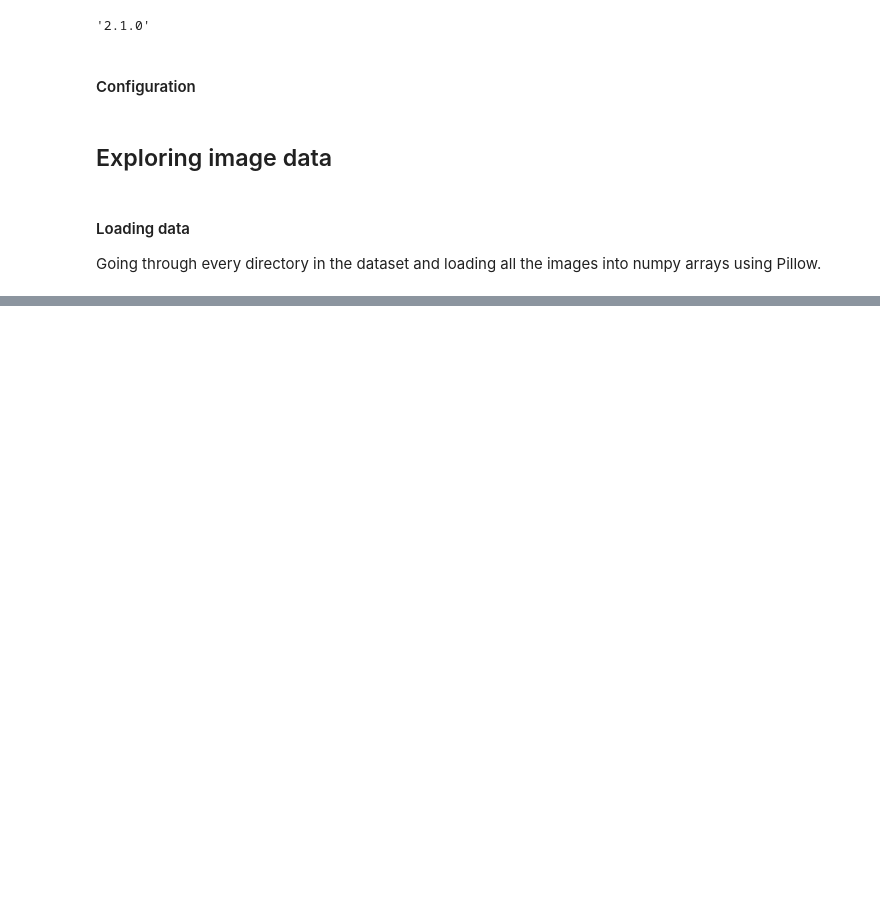
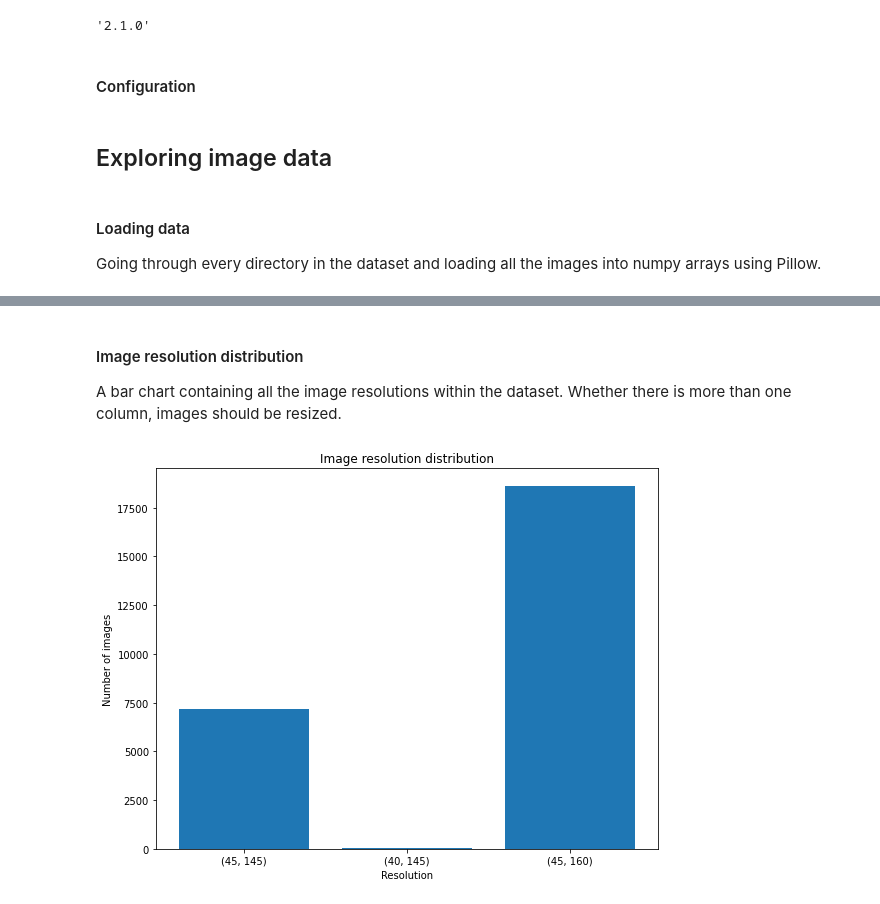
Before and after one commit to angel-penchev/banknote-serial, a Jupyter notebook: banknote_serial.ipynb, the cells around one changed output, grey strips where cells are left out. Saved outputs shown, nothing was run; the diff lists cells and outputs as text; code cells hidden in the pictures; blank space fills up the shorter version.

```diff
--- a/banknote_serial.ipynb
+++ b/banknote_serial.ipynb
@@ -46,7 +47,7 @@ def load_data(locations: str):
     data = []
     for location in locations:
         for path in glob.glob(location + "/*"):
-            image = np.array(Image.open(path), dtype=np.uint8)
+            image = np.array(Image.open(path).convert('L'), dtype=np.uint8)
             serial = os.path.splitext(os.path.basename(path))[0].split('_')[-1].replace('z', '')
             data.append({"image": image, "serial": serial})
 
@@ -73,0 +97,24 @@ plt.show()
+# %% [markdown]
+#### Image resolution distribution
+A bar chart containing all the image resolutions within the dataset. Whether there is more than one column, images should be resized.
+# %%
+resolutions = defaultdict(lambda: 0)
+for item in train_data:
+    resolutions[item["image"].shape] += 1
+
+x = resolutions.keys()
+energy = resolutions.values()
+
+x_pos = [i for i, _ in enumerate(x)]
+
+plt.figure(figsize=(9, 7))
+plt.bar(x_pos, energy)
+plt.xlabel("Resolution")
+plt.ylabel("Number of images")
+plt.title("Image resolution distribution")
+
+plt.xticks(x_pos, x)
+
+plt.show()
+# %% [output]
+[figure, added]
```
Also changed, not shown: parts of 6 cells of this notebook.
